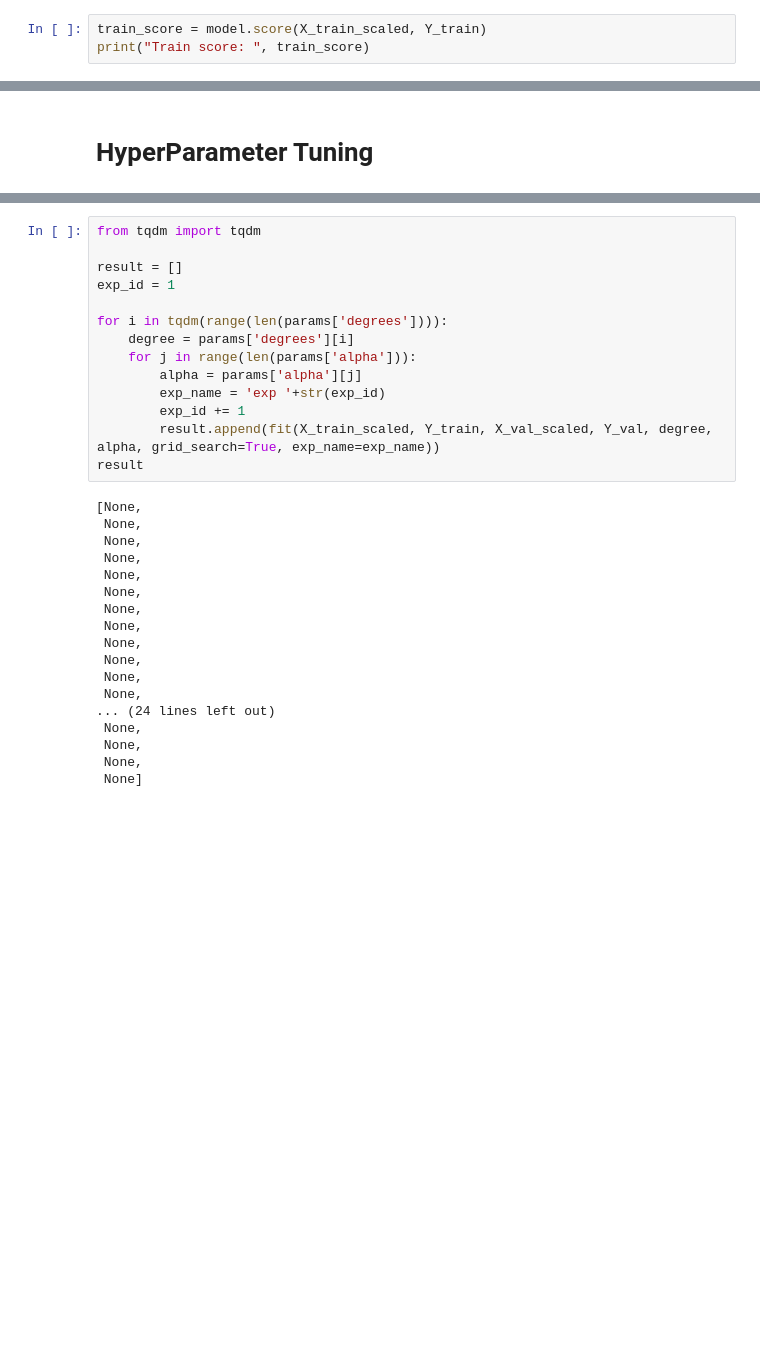
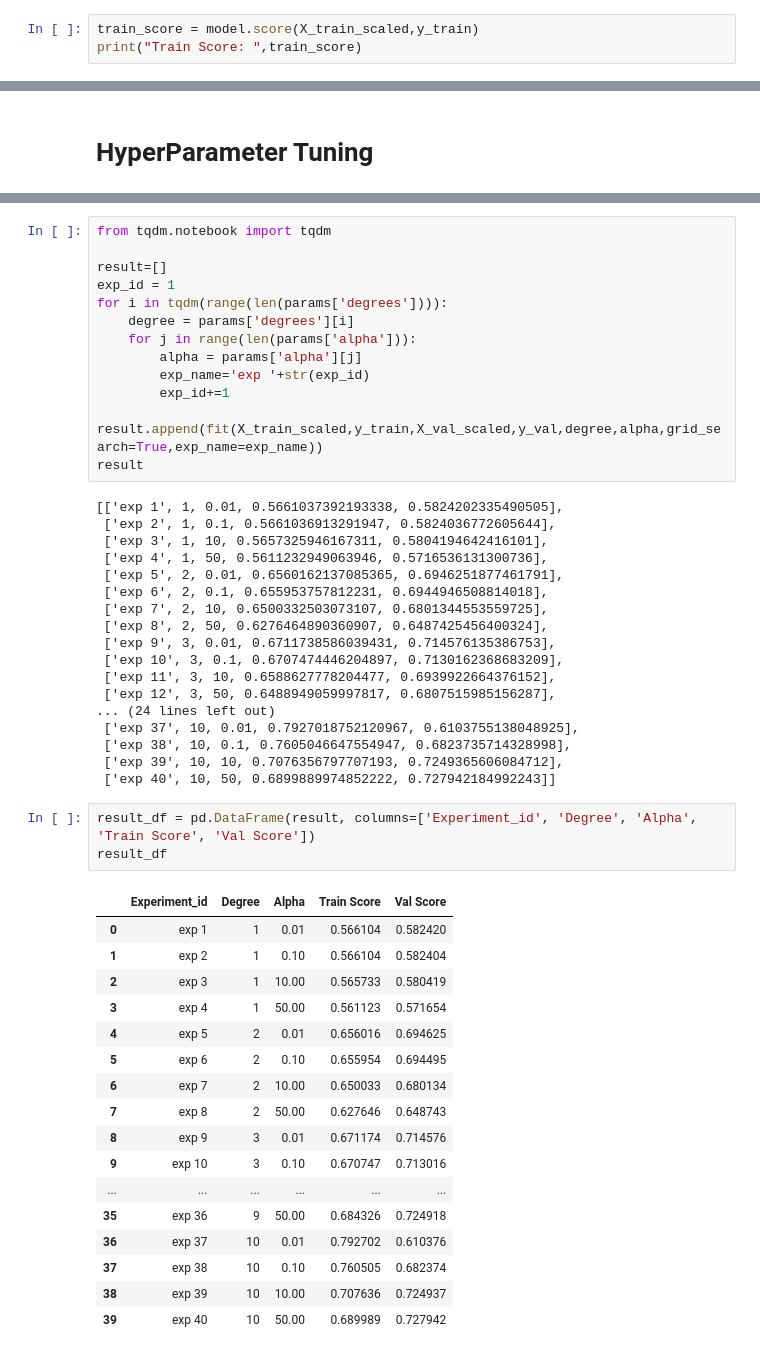
Before and after one commit to JIPiration/web-deploy-tutorials, a Jupyter notebook: house-price-prediction/Regression_Project.ipynb, the cells around one changed output, grey strips where cells are left out. Saved outputs shown, nothing was run; the diff lists cells and outputs as text; blank space fills up the shorter version.

```diff
--- a/house-price-prediction/Regression_Project.ipynb
+++ b/house-price-prediction/Regression_Project.ipynb
@@ -142,6 +138,6 @@ model.fit(X_train_scaled, Y_train)
 # %% [output]
 Ridge(alpha=10)
 # %%
-train_score = model.score(X_train_scaled, Y_train)
-print("Train score: ", train_score)
+train_score = model.score(X_train_scaled,y_train)
+print("Train Score: ",train_score)
 # %% [output]
@@ -181,34 +179,54 @@ def fit(X_train_scaled, Y_train, X_val_scaled, Y_val, degree, alpha, grid_search
         print('Val Score: ',val_score)
         return model,poly,sc
 # %%
-from tqdm import tqdm
+from tqdm.notebook import tqdm
 
-result = []
+result=[]
 exp_id = 1
-
 for i in tqdm(range(len(params['degrees']))):
     degree = params['degrees'][i]
     for j in range(len(params['alpha'])):
         alpha = params['alpha'][j]
-        exp_name = 'exp '+str(exp_id)
-        exp_id += 1
-        result.append(fit(X_train_scaled, Y_train, X_val_scaled, Y_val, degree, alpha, grid_search=True, exp_name=exp_name))
+        exp_name='exp '+str(exp_id)
+        exp_id+=1
+        result.append(fit(X_train_scaled,y_train,X_val_scaled,y_val,degree,alpha,grid_search=True,exp_name=exp_name))
 result
 # %% [output]
-[None,
- None,
- None,
- None,
- None,
- None,
- None,
- None,
- None,
- None,
- None,
- None,
+[['exp 1', 1, 0.01, 0.5661037392193338, 0.5824202335490505],
+ ['exp 2', 1, 0.1, 0.5661036913291947, 0.5824036772605644],
+ ['exp 3', 1, 10, 0.5657325946167311, 0.5804194642416101],
+ ['exp 4', 1, 50, 0.5611232949063946, 0.5716536131300736],
+ ['exp 5', 2, 0.01, 0.6560162137085365, 0.6946251877461791],
+ ['exp 6', 2, 0.1, 0.655953757812231, 0.6944946508814018],
+ ['exp 7', 2, 10, 0.6500332503073107, 0.6801344553559725],
+ ['exp 8', 2, 50, 0.6276464890360907, 0.6487425456400324],
+ ['exp 9', 3, 0.01, 0.6711738586039431, 0.714576135386753],
+ ['exp 10', 3, 0.1, 0.6707474446204897, 0.7130162368683209],
+ ['exp 11', 3, 10, 0.6588627778204477, 0.6939922664376152],
+ ['exp 12', 3, 50, 0.6488949059997817, 0.6807515985156287],
 ... (24 lines left out)
- None,
- None,
- None,
- None]
+ ['exp 37', 10, 0.01, 0.7927018752120967, 0.6103755138048925],
+ ['exp 38', 10, 0.1, 0.7605046647554947, 0.6823735714328998],
+ ['exp 39', 10, 10, 0.7076356797707193, 0.7249365606084712],
+ ['exp 40', 10, 50, 0.6899889974852222, 0.727942184992243]]
+# %%
+result_df = pd.DataFrame(result, columns=['Experiment_id', 'Degree', 'Alpha', 'Train Score', 'Val Score'])
+result_df
+# %% [output]
+|  | Experiment_id | Degree | Alpha | Train Score | Val Score |
+| 0 | exp 1 | 1 | 0.01 | 0.566104 | 0.582420 |
+| 1 | exp 2 | 1 | 0.10 | 0.566104 | 0.582404 |
+| 2 | exp 3 | 1 | 10.00 | 0.565733 | 0.580419 |
+| 3 | exp 4 | 1 | 50.00 | 0.561123 | 0.571654 |
+| 4 | exp 5 | 2 | 0.01 | 0.656016 | 0.694625 |
+| 5 | exp 6 | 2 | 0.10 | 0.655954 | 0.694495 |
+| 6 | exp 7 | 2 | 10.00 | 0.650033 | 0.680134 |
+| 7 | exp 8 | 2 | 50.00 | 0.627646 | 0.648743 |
+| 8 | exp 9 | 3 | 0.01 | 0.671174 | 0.714576 |
+| 9 | exp 10 | 3 | 0.10 | 0.670747 | 0.713016 |
+| ... | ... | ... | ... | ... | ... |
+| 35 | exp 36 | 9 | 50.00 | 0.684326 | 0.724918 |
+| 36 | exp 37 | 10 | 0.01 | 0.792702 | 0.610376 |
+| 37 | exp 38 | 10 | 0.10 | 0.760505 | 0.682374 |
+| 38 | exp 39 | 10 | 10.00 | 0.707636 | 0.724937 |
+| 39 | exp 40 | 10 | 50.00 | 0.689989 | 0.727942 |
```
Also changed, not shown: parts of 26 cells of this notebook.
